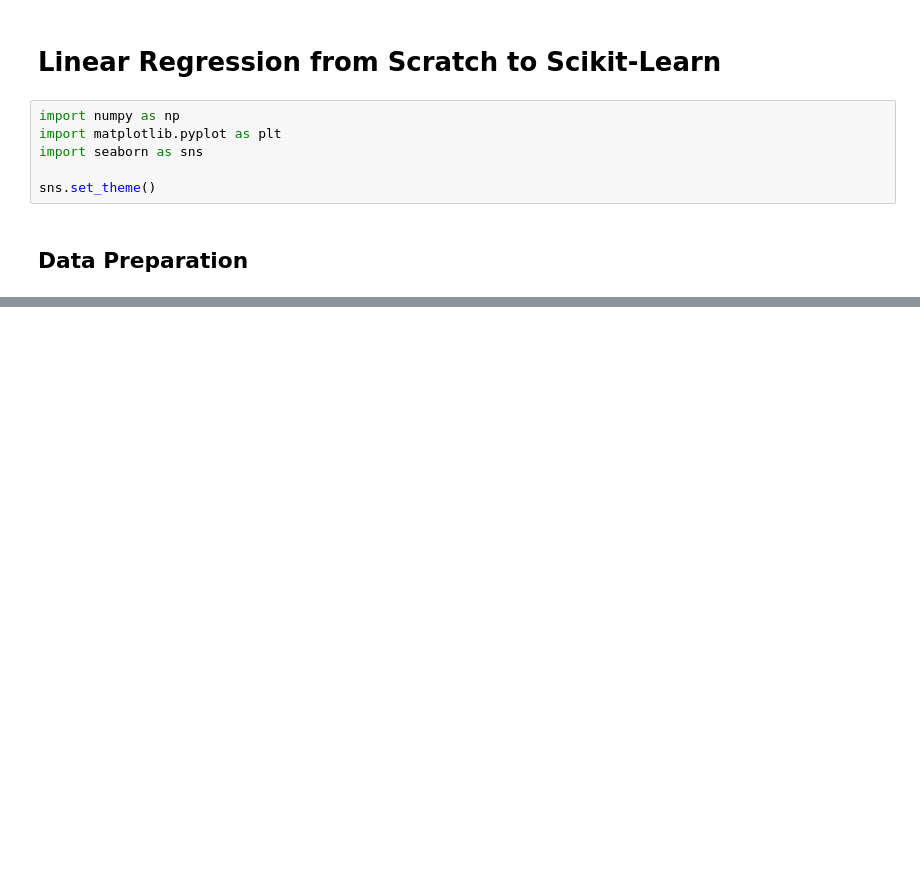
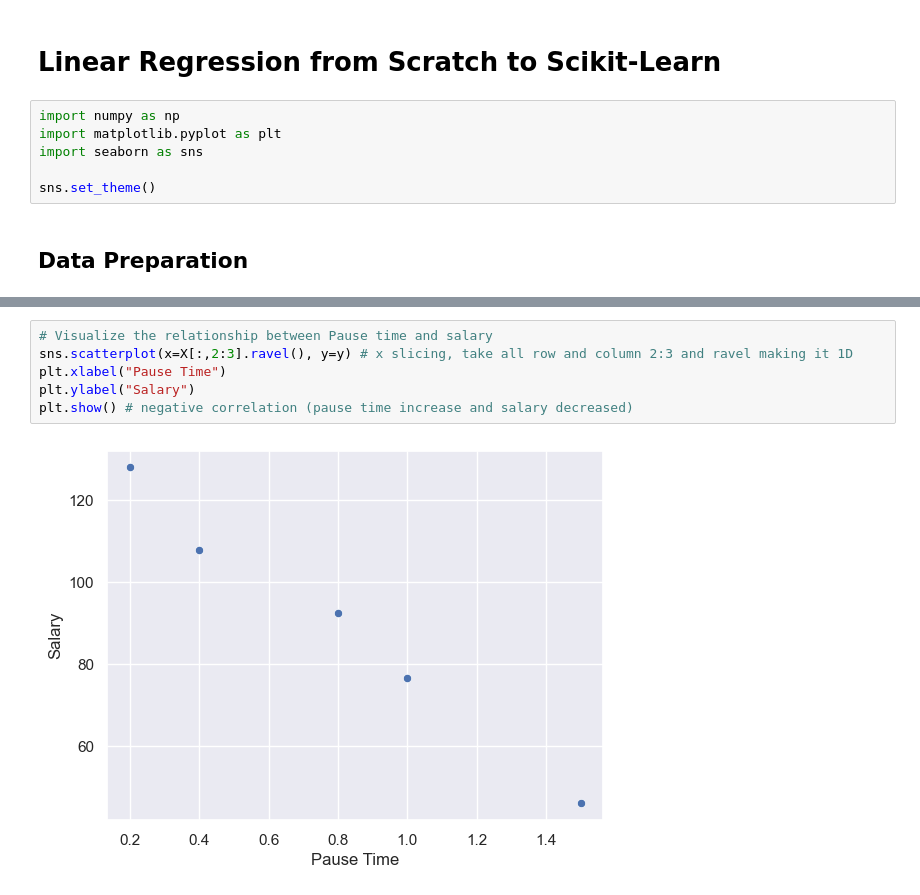
Before and after one commit to AlgoAbrar/Phitron_Ai_ML, a Jupyter notebook: Month_02_Machine_Learning/Module_11/multiple_linear_regression.ipynb, the cells around one changed output, grey strips where cells are left out. Cells and saved outputs as stored; diff of their text form; blank space fills up the shorter version.

```diff
--- a/Month_02_Machine_Learning/Module_11/multiple_linear_regression.ipynb
+++ b/Month_02_Machine_Learning/Module_11/multiple_linear_regression.ipynb
@@ -29,0 +40,8 @@ plt.show()
+# %%
+# Visualize the relationship between Pause time and salary
+sns.scatterplot(x=X[:,2:3].ravel(), y=y) # x slicing, take all row and column 2:3 and ravel making it 1D
+plt.xlabel("Pause Time")
+plt.ylabel("Salary")
+plt.show() # negative correlation (pause time increase and salary decreased)
+# %% [output]
+[figure, added]
```
Also changed, not shown: parts of 11 cells of this notebook.
